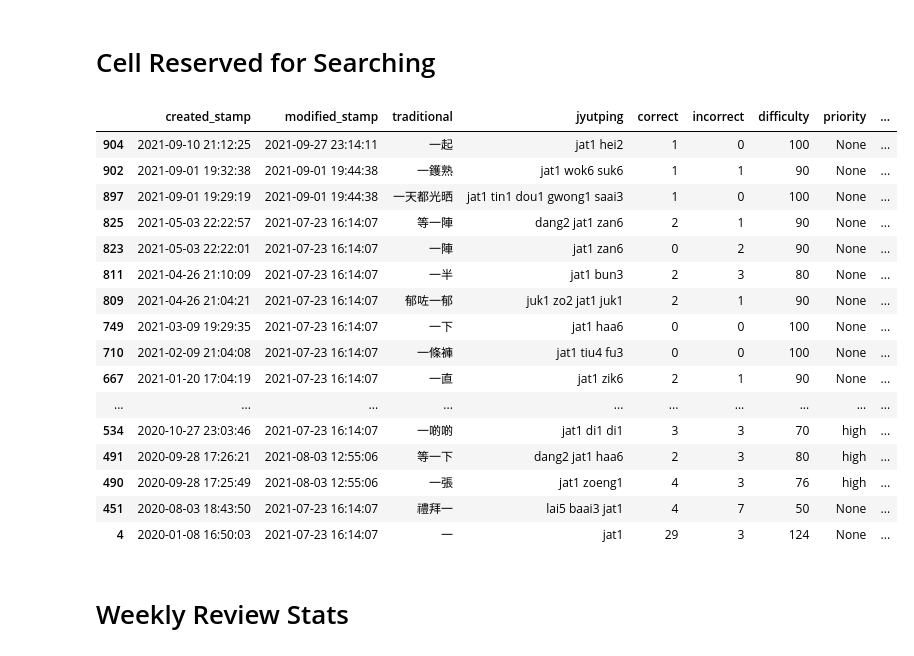
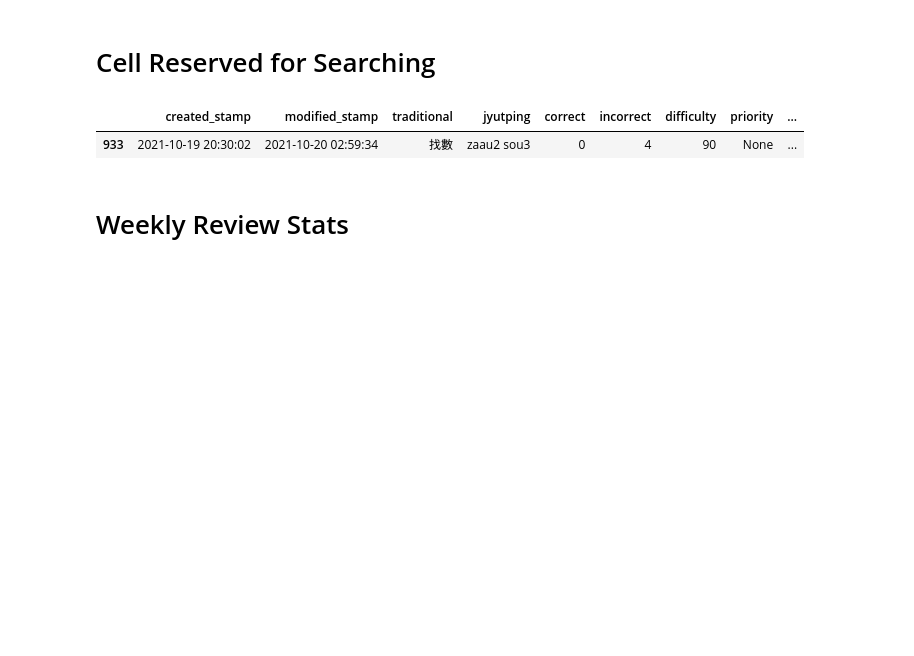
Before and after one commit to tina-may/tina-pleco, a Jupyter notebook: updated_0.ipynb, the cells around one changed output. Cells and saved outputs as stored; diff of their text form; code cells hidden in the pictures; blank space fills up the shorter version.

```diff
--- a/updated_0.ipynb
+++ b/updated_0.ipynb
@@ -112,25 +112,10 @@ cards_frame.sample(frac=1).head(30)
 # %% [markdown]
 # Cell Reserved for Searching
 # %%
-cards_frame[cards_frame.traditional.str.contains('一')]
+cards_frame[cards_frame.jyutping.str.contains('zaau2')]
 # %% [output]
 |  | created_stamp | modified_stamp | traditional | jyutping | correct | incorrect | difficulty | priority | ... |
-| 904 | 2021-09-10 21:12:25 | 2021-09-27 23:14:11 | 一起 | jat1 hei2 | 1 | 0 | 100 | None | ... |
-| 902 | 2021-09-01 19:32:38 | 2021-09-01 19:44:38 | 一鑊熟 | jat1 wok6 suk6 | 1 | 1 | 90 | None | ... |
-| 897 | 2021-09-01 19:29:19 | 2021-09-01 19:44:38 | 一天都光晒 | jat1 tin1 dou1 gwong1 saai3 | 1 | 0 | 100 | None | ... |
-| 825 | 2021-05-03 22:22:57 | 2021-07-23 16:14:07 | 等一陣 | dang2 jat1 zan6 | 2 | 1 | 90 | None | ... |
-| 823 | 2021-05-03 22:22:01 | 2021-07-23 16:14:07 | 一陣 | jat1 zan6 | 0 | 2 | 90 | None | ... |
-| 811 | 2021-04-26 21:10:09 | 2021-07-23 16:14:07 | 一半 | jat1 bun3 | 2 | 3 | 80 | None | ... |
-| 809 | 2021-04-26 21:04:21 | 2021-07-23 16:14:07 | 郁咗一郁 | juk1 zo2 jat1 juk1 | 2 | 1 | 90 | None | ... |
-| 749 | 2021-03-09 19:29:35 | 2021-07-23 16:14:07 | 一下 | jat1 haa6 | 0 | 0 | 100 | None | ... |
-| 710 | 2021-02-09 21:04:08 | 2021-07-23 16:14:07 | 一條褲 | jat1 tiu4 fu3 | 0 | 0 | 100 | None | ... |
-| 667 | 2021-01-20 17:04:19 | 2021-07-23 16:14:07 | 一直 | jat1 zik6 | 2 | 1 | 90 | None | ... |
-| ... | ... | ... | ... | ... | ... | ... | ... | ... | ... |
-| 534 | 2020-10-27 23:03:46 | 2021-07-23 16:14:07 | 一啲啲 | jat1 di1 di1 | 3 | 3 | 70 | high | ... |
-| 491 | 2020-09-28 17:26:21 | 2021-08-03 12:55:06 | 等一下 | dang2 jat1 haa6 | 2 | 3 | 80 | high | ... |
-| 490 | 2020-09-28 17:25:49 | 2021-08-03 12:55:06 | 一張 | jat1 zoeng1 | 4 | 3 | 76 | high | ... |
-| 451 | 2020-08-03 18:43:50 | 2021-07-23 16:14:07 | 禮拜一 | lai5 baai3 jat1 | 4 | 7 | 50 | None | ... |
-| 4 | 2020-01-08 16:50:03 | 2021-07-23 16:14:07 | 一 | jat1 | 29 | 3 | 124 | None | ... |
+| 933 | 2021-10-19 20:30:02 | 2021-10-20 02:59:34 | 找數 | zaau2 sou3 | 0 | 4 | 90 | None | ... |
 # %% [markdown]
 # Weekly Review Stats
 # %%
```
Also changed, not shown: parts of 4 cells of this notebook, 1 other file.
